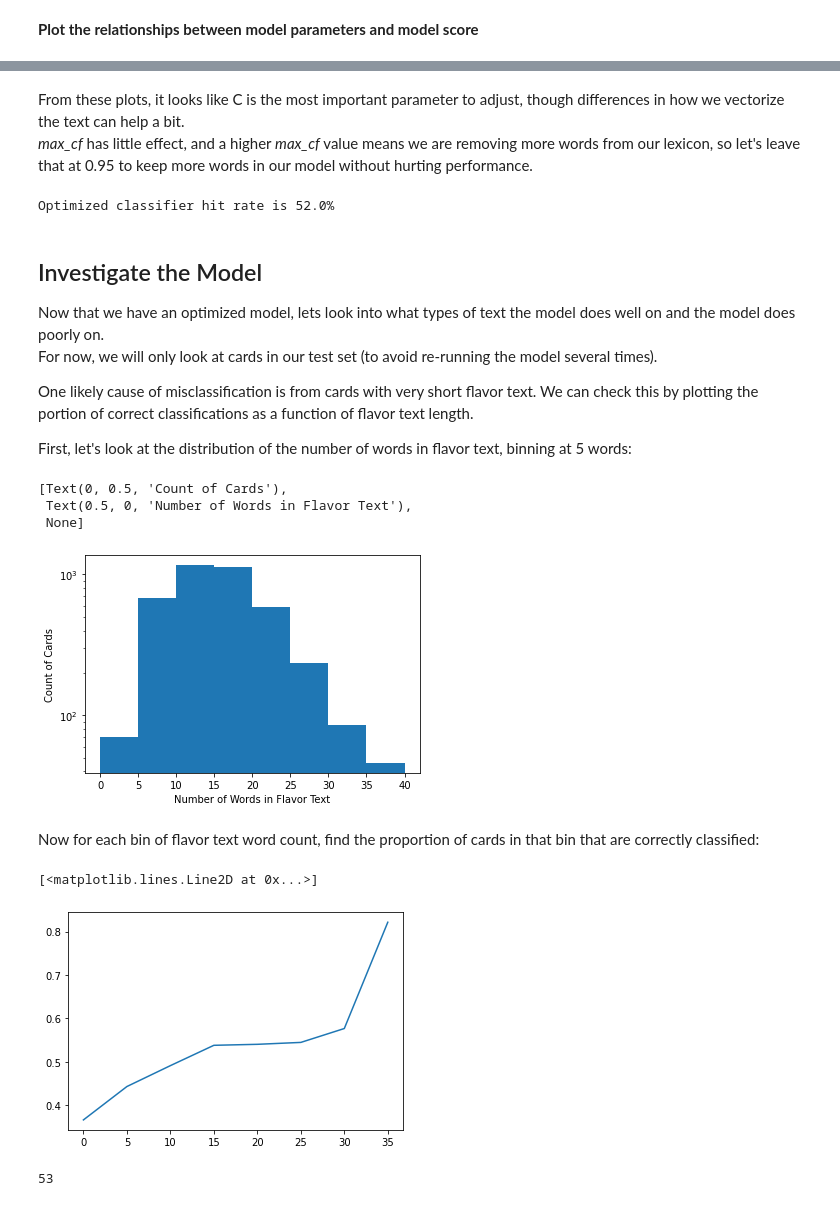
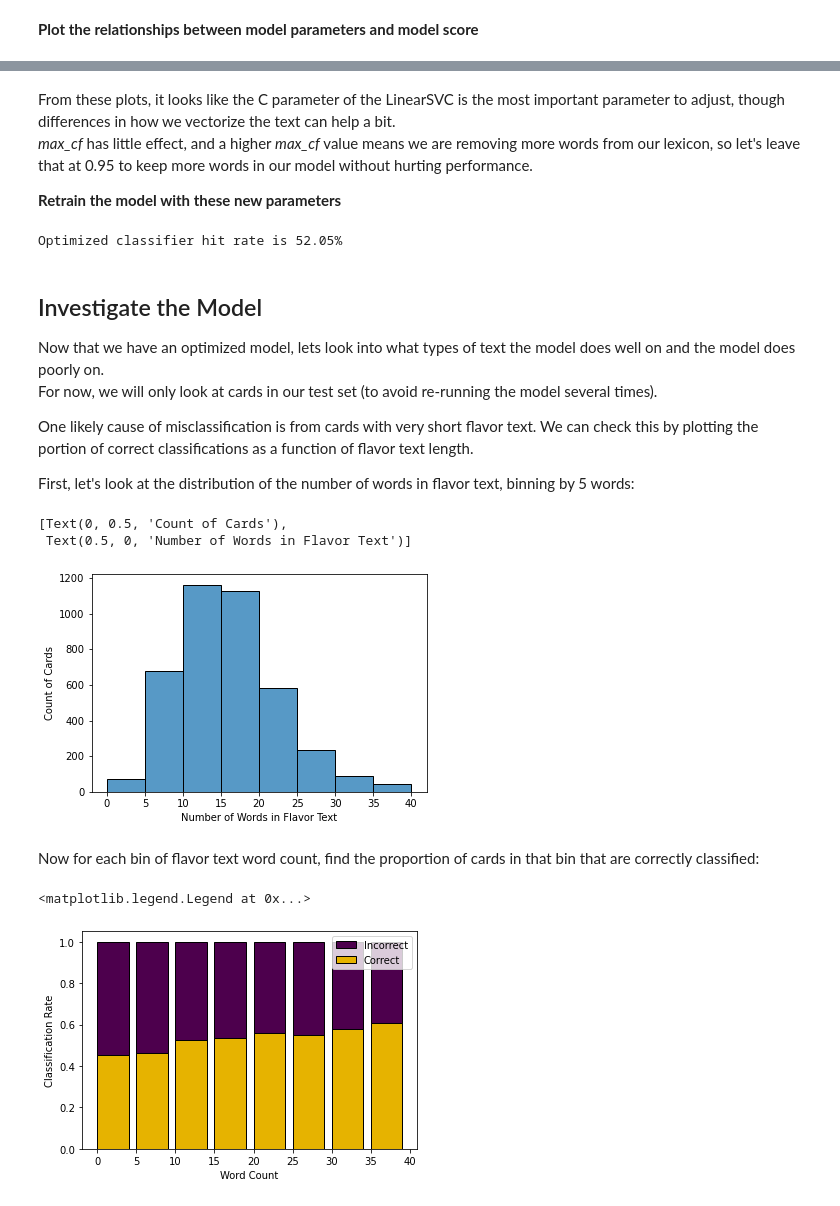
Before and after one commit to ghpetty/MtG_ClassyFlavor, a Jupyter notebook: Color_from_Flavor.ipynb, the cells around one changed output, grey strips where cells are left out. Cells and saved outputs as stored; diff of their text form; code cells hidden in the pictures.

Commit message:
Added some more descriptions of model design, added and improved plots

```diff
--- a/Color_from_Flavor.ipynb
+++ b/Color_from_Flavor.ipynb
@@ -25,9 +21,13 @@ order = "cmc"
 querystring = "has%3Aflavor+unique%3Aprints+%2Dis%3Dfunny+language%3Den&unique=prints"
 url = f"https://api.scryfall.com/cards/search?order={order}&q={querystring}"
 
+from CF_standard_functions import file_age_in_hours # Custom package with simple functions
+import os
+import pickle
+
 # First check if data already exists and is "fresh". If so, load it in:
-# Here defining fresh as newer than a week
-if os.path.isfile(full_file) and cf_sf.file_age_in_hours(full_file) < 24*3 :
+# Here defining fresh as newer than 30 days
+if os.path.isfile(full_file) and file_age_in_hours(full_file) < 24*30 :
     print('Loading data from disk...')
     file = open(full_file, 'rb')
     data = pickle.load(file)
@@ -154,0 +146,10 @@ Classifier hit rate is 50.6%
+# %%
+from sklearn.feature_extraction.text import TfidfVectorizer
+from sklearn.svm import LinearSVC
+from sklearn.pipeline import Pipeline
+my_vectorizer = TfidfVectorizer(min_df = 3,max_df=0.95)
+my_linSVC = LinearSVC(C=1)
+pipe = Pipeline([('vect',my_vectorizer),
+               ('clf',my_linSVC)])
+
+pipe = pipe.fit(flavor_train,label_train)
@@ -226,7 +235,7 @@ parameters = {
     'vect__max_df': [0.8,0.9,0.95,0.99],
     'vect__min_df': [1,2,3],
     'clf__C':       [0.01,0.1,1,10]}
-gs = GridSearchCV(pipe, parameters, n_jobs=-1,verbose=2)
+gs = GridSearchCV(pipe, parameters, n_jobs=-1,verbose=3)
 gs.fit(flavor_train,label_train)
 
 gs_df = pd.DataFrame.from_dict(gs.cv_results_)
@@ -266,6 +269,8 @@ Text(0.5, 0, 'ngram_range_max')
 # %% [markdown]
-From these plots, it looks like C is the most important parameter to adjust, though differences in how we vectorize the text can help a bit.\
+From these plots, it looks like the C parameter of the LinearSVC is the most important parameter to adjust, though differences in how we vectorize the text can help a bit.\
 _max_cf_ has little effect, and a higher _max_cf_ value means we are removing more words from our lexicon, so let's leave that at 0.95 to keep more words in our model without hurting performance.
+
+**Retrain the model with these new parameters**
 # %%
 pipe.set_params(vect__max_df = 0.95,
                 vect__min_df=1,
@@ -273,10 +278,10 @@ pipe.set_params(vect__max_df = 0.95,
                 clf__C = 0.1)
 pipe.fit(flavor_train,label_train)
 label_predict = pipe.predict(flavor_test)
-performance = np.round(sum(label_predict == label_test) / len(label_test) , 3)*100
+performance = np.round(sum(label_predict == label_test) / len(label_test) , 4)*100
 print('Optimized classifier hit rate is %s%%' % performance)
 # %% [output]
-Optimized classifier hit rate is 52.0%
+Optimized classifier hit rate is 52.05%
 # %% [markdown]
 ## Investigate the Model
 Now that we have an optimized model, lets look into what types of text the model does well on and the model does poorly on. \
@@ -284,40 +289,45 @@ For now, we will only look at cards in our test set (to avoid re-running the mod
 
 One likely cause of misclassification is from cards with very short flavor text. We can check this by plotting the portion of correct classifications as a function of flavor text length.
 
-First, let's look at the distribution of the number of words in flavor text, binning at 5 words:
+First, let's look at the distribution of the number of words in flavor text, binning by 5 words:
 # %%
+# Put test data into a dataframe for easier plotting and indexing
 test_df = pd.DataFrame(data={'Text':flavor_test,'Label':label_test})
 test_df['Word_Count'] = test_df.Text.apply(lambda x : len(x.split()))
 
 bins = np.arange(0,45,5)
 ax = plt.axes()
-ax.hist(test_df['Word_Count'],bins=bins)
-ax.set(ylabel='Count of Cards',xlabel='Number of Words in Flavor Text',yscale='log')
+sns.histplot(data=test_df,x='Word_Count',bins=bins,ax=ax)
+ax.set(ylabel='Count of Cards',xlabel='Number of Words in Flavor Text')
 # %% [output]
 [Text(0, 0.5, 'Count of Cards'),
- Text(0.5, 0, 'Number of Words in Flavor Text'),
- None]
+ Text(0.5, 0, 'Number of Words in Flavor Text')]
-[figure, old version]
+[figure, new version]
 # %% [markdown]
 Now for each bin of flavor text word count, find the proportion of cards in that bin that are correctly classified:
 # %%
- # Put relevant information into a DataFrame for easier indexing
-flavor_test_df = pd.DataFrame(data={'Text':flavor_test,'Label':label_test,'Word_Count':word_counts})
-flavor_test_df[:]['Text']
+# Preallocate arrays
 counts_correct = np.zeros(len(bins)-1)
 counts_all =   np.zeros(len(bins)-1)
 for i in range(len(bins)-1):
-    sub_data = flavor_test_df[(flavor_test_df.Word_Count > bins[i]) & (flavor_test_df.Word_Count <= bins[i+1])][['Text','Label']]
+    sub_data = test_df[(test_df.Word_Count > bins[i]) & (test_df.Word_Count <= bins[i+1])][['Text','Label']]
     predicted = pipe.predict(sub_data.Text)
     counts_correct[i] = sum(predicted == sub_data.Label)
     counts_all[i] = sub_data.shape[0]
+plot_bin_width = (bins[1]-bins[0])*0.8
 
 hit_rate = counts_correct / counts_all
-plt.plot(bins[:-1],hit_rate)
+bar_x = [np.mean([y,z]) for y,z in zip(bins[:-1],bins[1:])]
+bar_df = pd.DataFrame({'Bin':bins[:-1],'Correct_Rate':hit_rate,'Incorrect_Rate':1-np.array(hit_rate)})
+miss_bar = plt.bar(bins[:-1],np.ones(np.size(hit_rate)),align='edge',width=plot_bin_width,
+                   edgecolor='k',color=[0.3,0,0.3])
+hit_bar = plt.bar(bins[:-1],hit_rate,align='edge',width=plot_bin_width,
+                  edgecolor='k',color=[0.9,0.7,0])
+plt.ylabel('Classification Rate')
+plt.xlabel('Word Count')
+miss_bar.set_label('Incorrect')
+hit_bar.set_label('Correct')
+plt.legend()
 # %% [output]
-[<matplotlib.lines.Line2D at 0x...>]
+<matplotlib.legend.Legend at 0x...>
-[figure, old version]
+[figure, new version]
-# %%
-max(word_counts)
-# %% [output]
-53
```
Also changed, not shown: parts of 25 cells of this notebook.
